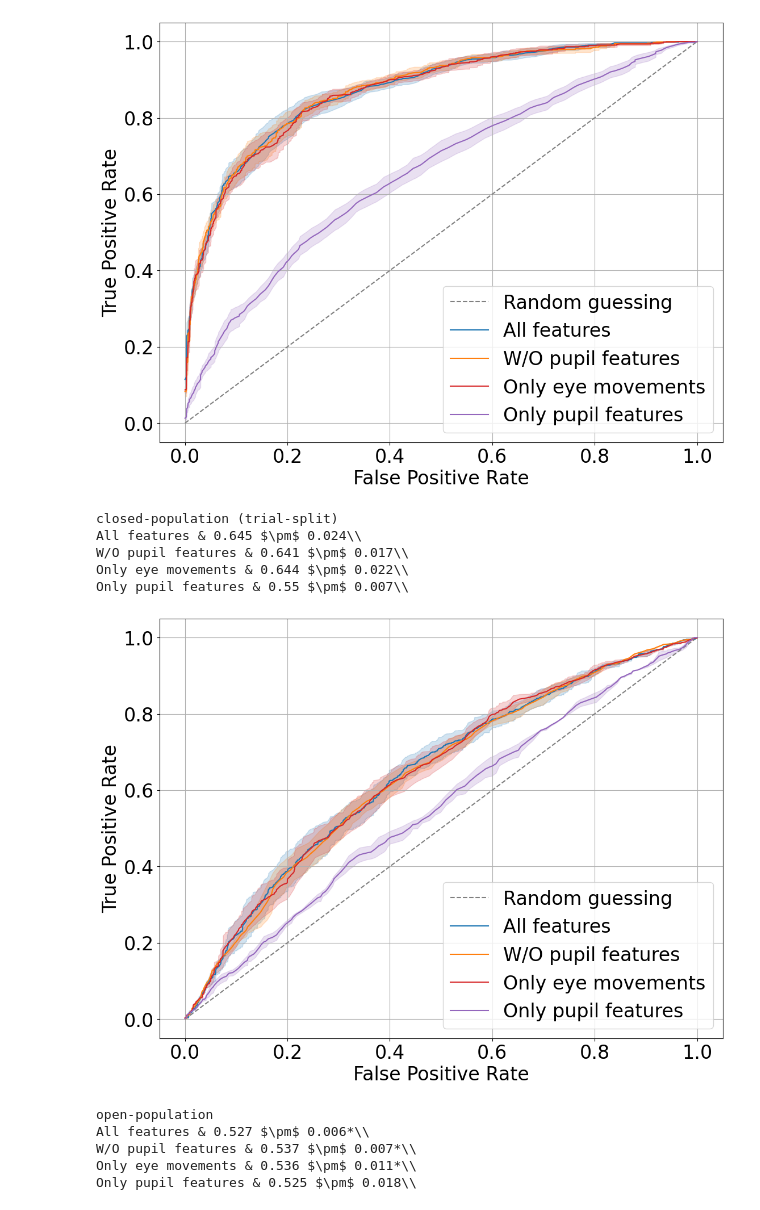
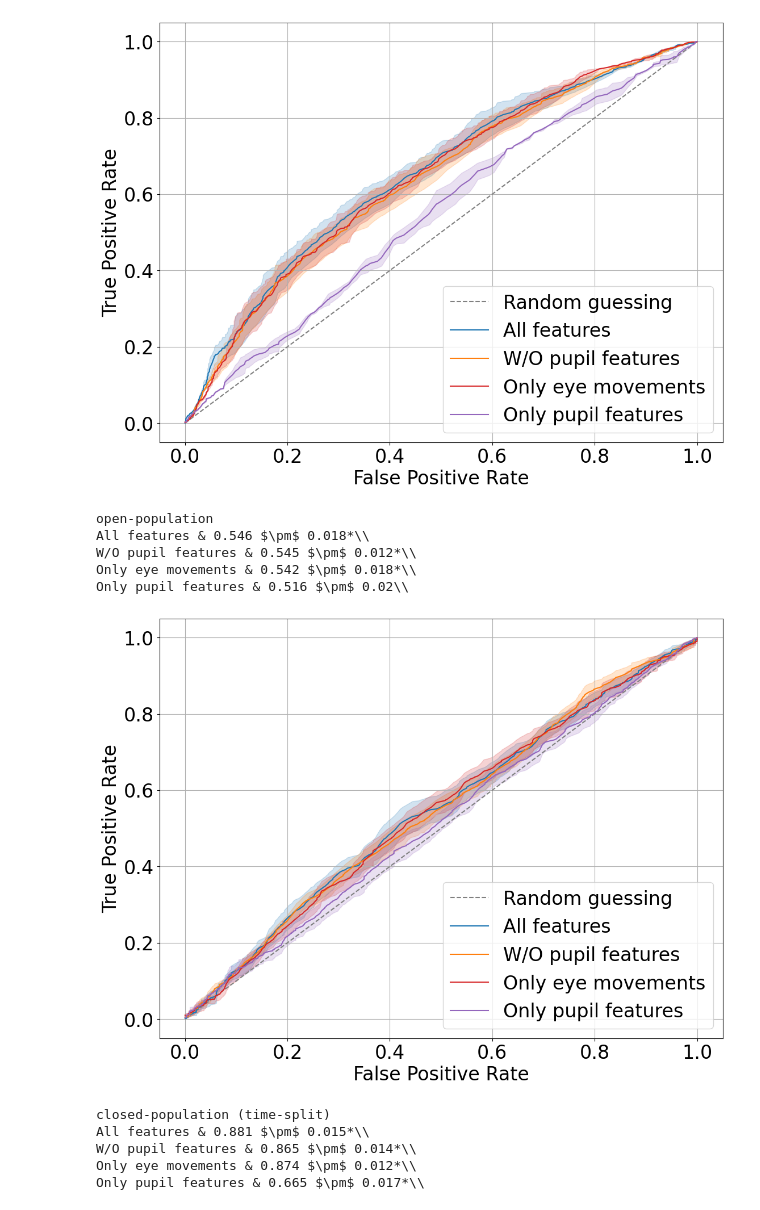
Before and after one commit to aeye-lab/etra-potsdam-binge-pvt, a Jupyter notebook: plot_results_eyelink.ipynb, the cells around one changed output. Cells and saved outputs as stored; diff of their text form; code cells hidden in the pictures.

```diff
--- a/plot_results_eyelink.ipynb
+++ b/plot_results_eyelink.ipynb
@@ -119,33 +17,24 @@ def avg_tpr_fpr_curve(fprs, tprs, label, plot_random=False,
 result_dir = 'results/'
 plot_dir = 'plots/'
 data_dir = 'data/'
-window_size = 10000
-window_sizes = [10000, 30000, 60000, 120000]
+window_size = 60000
 stride = window_size
 detection_method = 'idt'
-detection_methods = ['idt','ivt', 'microsaccades']
 bac_threshold = 0.0
-bac_thresholds = [0.0, 0.01, 0.02, 0.03]
-data_source = 'pupilcore'
+data_source = 'eyelink'
 feature_sets = ['all', 'pupil', 'onlyvel', 'onlypupil']
 feature_set_names = ['All features', 'W/O pupil features',  'Only eye movements', 'Only pupil features']
 feature_colors = ['#1f77b4', '#ff7f0e', '#d62728', '#9467bd']
-group_variables = [ 'trial-time', 'trial', 'subject',]# 'random',]
-group_variable_names = ['closed-population (time-split)', 'closed-population (trial-split)', 'open-population',]# 'random',]
+group_variables = ['trial', 'subject', 'trial-time', ]
+group_variable_names = ['closed-population (trial-split)', 'open-population','closed-population (time-split)', ]
 decimals = 3
-use_metric = 'aucs_instance'#'aucs_subject' # 'aucs_instance'
+use_metric = 'aucs_instance'#'aucs_subject'
 if use_metric == 'aucs_instance':
     fpr = 'fpr_instance'
     tpr = 'tpr_instance'
 elif use_metric == 'aucs_subject':
     fpr = 'fpr_subject'
     tpr = 'tpr_subject'
-# %%
-detection_method = 'idt'
-data_source = 'eyelink'
-window_size = 60000
-stride = window_size
-bac_threshold = 0.0
 # %%
 scale_factor = 2
 for i in range(len(group_variables)):
@@ -157,13 +46,13 @@ for i in range(len(group_variables)):
         cur_feature = feature_sets[j]
         cur_feature_name = feature_set_names[j]
         cur_feature_color = feature_colors[j]
-        detection_string = get_detection_method_string(detection_method)
+        detection_string = plotting.get_detection_method_string(detection_method)
         cur_load_path = result_dir + '/' + detection_string + '_' + data_source + '_' +\
                         'window_' + str(window_size) + '_' +\
                         'stride_' + str(stride) + '_' +\
                         'bac_' + str(bac_threshold) + '_' +\
                         'splitting_' + str(group_variable) + '_' +\
-                        'feature_' + str(cur_feature) + '_rf'
+                        'feature_' + str(cur_feature) + '_rf' + '_save_scores'
         try:
             joblib_path = cur_load_path + '.joblib'
             csv_path = cur_load_path + '.csv'
@@ -184,7 +73,7 @@ for i in range(len(group_variables)):
         table_str = cur_feature_name + ' & ' + str(np.round(np.mean(cur_aucs), decimals)) + ' $\\pm$ ' +\
                         str(np.round(np.std(cur_aucs) / np.sqrt(len(cur_aucs)), decimals)) + cur_p_value_add_str + '\\\\'
         print(table_str)
-        avg_tpr_fpr_curve(cur_data[fpr], cur_data[tpr], cur_feature_name, plot_random=plot_random,
+        plotting.avg_tpr_fpr_curve(cur_data[fpr], cur_data[tpr], cur_feature_name, plot_random=plot_random,
                           plot_statistics=False, fontsize = 24, loc='lower right', color=cur_feature_color)
     plt.savefig(plot_dir + group_variable_name + '_' + str(data_source) + '_auc.pdf', dpi=300)
     plt.show()
@@ -197,12 +86,12 @@ Only pupil features & 0.66 $\pm$ 0.018*\\
-[figure, old version]
+[figure, new version]
-closed-population (trial-split)
-All features & 0.645 $\pm$ 0.024\\
-W/O pupil features & 0.641 $\pm$ 0.017\\
-Only eye movements & 0.644 $\pm$ 0.022\\
-Only pupil features & 0.55 $\pm$ 0.007\\
+open-population
+All features & 0.546 $\pm$ 0.018*\\
+W/O pupil features & 0.545 $\pm$ 0.012*\\
+Only eye movements & 0.542 $\pm$ 0.018*\\
+Only pupil features & 0.516 $\pm$ 0.02\\
-[figure, old version]
+[figure, new version]
-open-population
-All features & 0.527 $\pm$ 0.006*\\
-W/O pupil features & 0.537 $\pm$ 0.007*\\
-Only eye movements & 0.536 $\pm$ 0.011*\\
-Only pupil features & 0.525 $\pm$ 0.018\\
+closed-population (time-split)
+All features & 0.881 $\pm$ 0.015*\\
+W/O pupil features & 0.865 $\pm$ 0.014*\\
+Only eye movements & 0.874 $\pm$ 0.012*\\
+Only pupil features & 0.665 $\pm$ 0.017*\\
```
Also changed, not shown: parts of 7 cells of this notebook, 18 other files.
